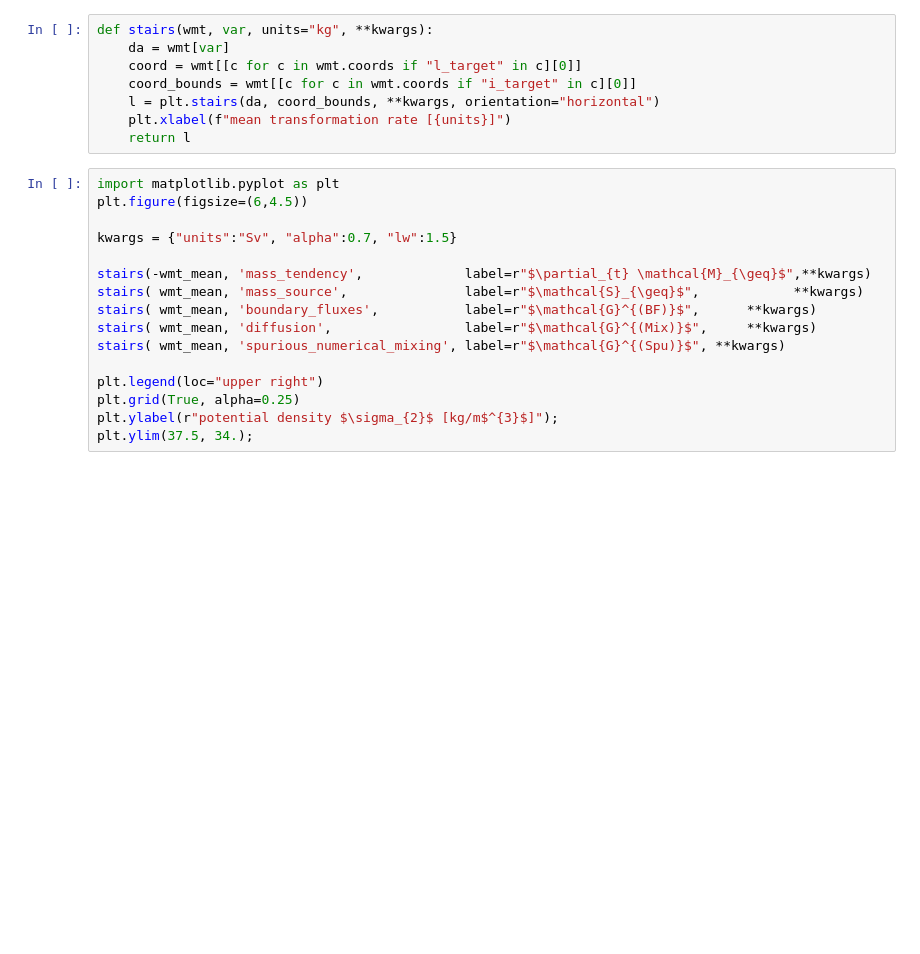
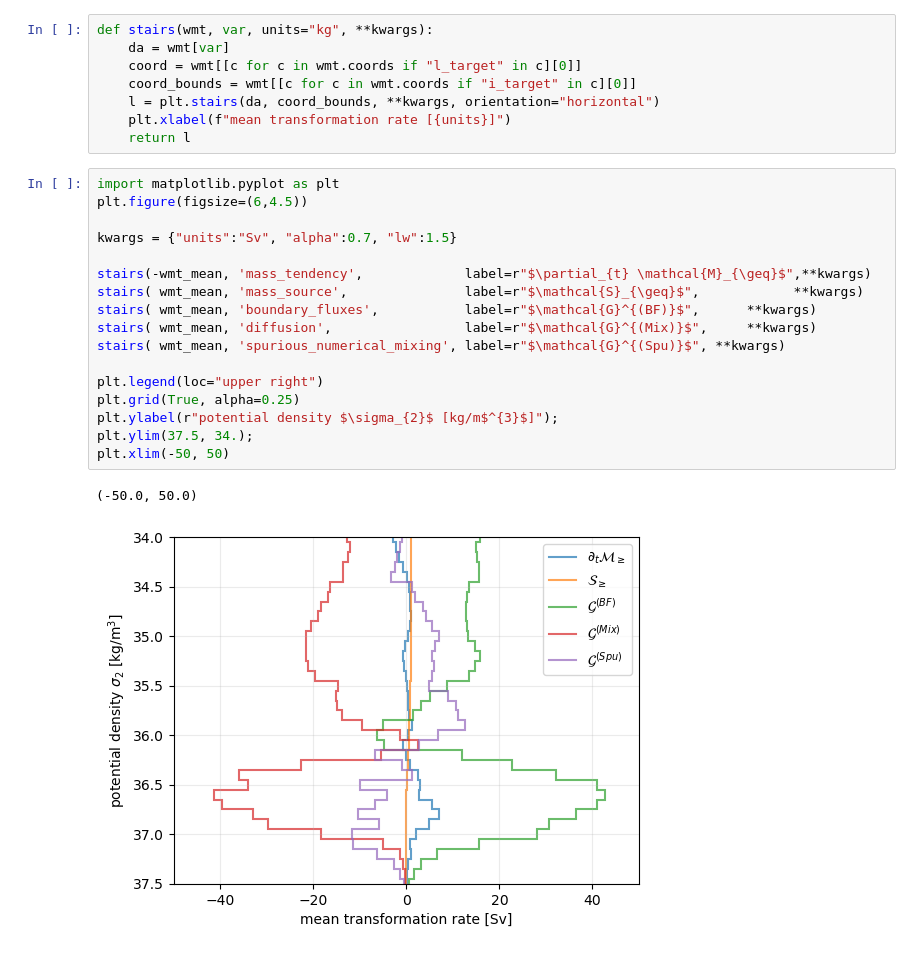
Before and after one commit to hdrake/CM4Xutils, a Jupyter notebook: examples/wmb_from_zarr.ipynb, the cells around one changed output. Cells and saved outputs as stored; diff of their text form; blank space fills up the shorter version.

```diff
--- a/examples/wmb_from_zarr.ipynb
+++ b/examples/wmb_from_zarr.ipynb
@@ -40,16 +43,20 @@ def stairs(wmt, var, units="kg", **kwargs):
 # %%
 import matplotlib.pyplot as plt
 plt.figure(figsize=(6,4.5))
 
 kwargs = {"units":"Sv", "alpha":0.7, "lw":1.5}
 
 stairs(-wmt_mean, 'mass_tendency',             label=r"$\partial_{t} \mathcal{M}_{\geq}$",**kwargs)
 stairs( wmt_mean, 'mass_source',               label=r"$\mathcal{S}_{\geq}$",            **kwargs)
 stairs( wmt_mean, 'boundary_fluxes',           label=r"$\mathcal{G}^{(BF)}$",      **kwargs)
 stairs( wmt_mean, 'diffusion',                 label=r"$\mathcal{G}^{(Mix)}$",     **kwargs)
 stairs( wmt_mean, 'spurious_numerical_mixing', label=r"$\mathcal{G}^{(Spu)}$", **kwargs)
 
 plt.legend(loc="upper right")
 plt.grid(True, alpha=0.25)
 plt.ylabel(r"potential density $\sigma_{2}$ [kg/m$^{3}$]");
 plt.ylim(37.5, 34.);
+plt.xlim(-50, 50)
+# %% [output]
+(-50.0, 50.0)
+[figure, added]
```
Also changed, not shown: parts of 1 cell of this notebook, 2 other files.
